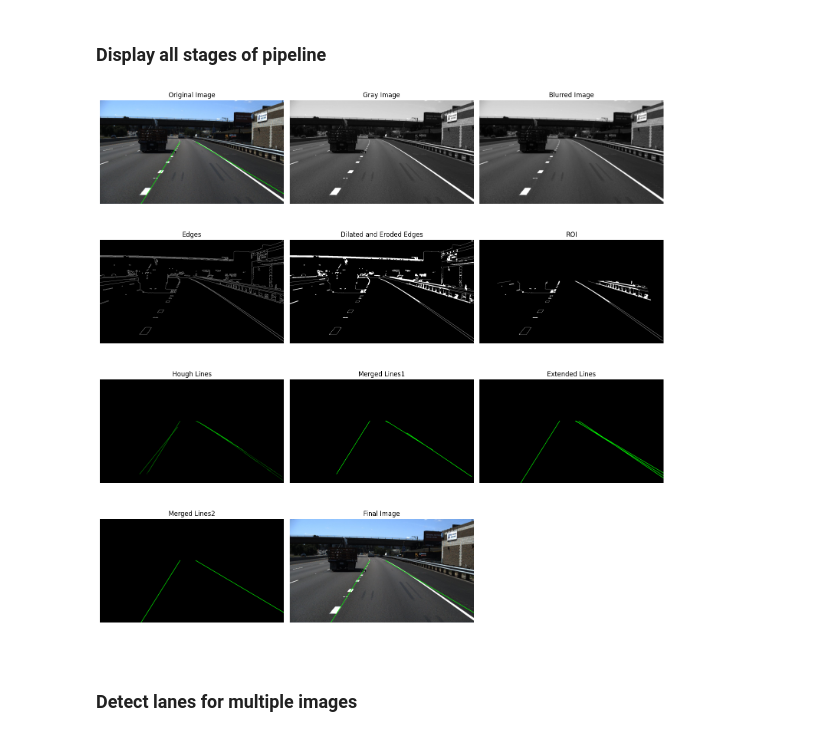
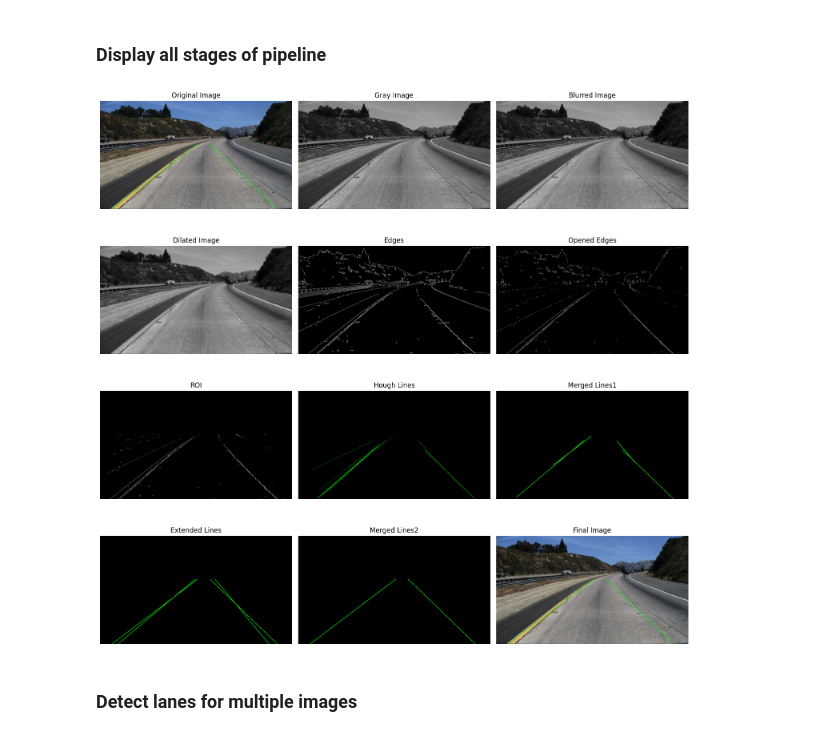
Before and after one commit to huzi0906/lane-detection-opencv, a Jupyter notebook: LaneDetection_OpenCV.ipynb, the cells around one changed output. Cells and saved outputs as stored; diff of their text form; code cells hidden in the pictures.

Commit message:
Remove noise by rearranging morphological operations

```diff
--- a/LaneDetection_OpenCV.ipynb
+++ b/LaneDetection_OpenCV.ipynb
@@ -134,6 +136,10 @@ def should_merge(line1, line2, distance_threshold, angle_threshold):
 
 
 def merge_lines(image, lines, distance_threshold, angle_threshold):
+
+    if lines is None or len(lines) == 0:
+        return np.zeros((image.shape[0], image.shape[1], 3), dtype=np.uint8), []
+
     lines = np.vstack(lines)
     lines = lines.reshape(
         -1, lines.shape[-1]
@@ -155,7 +161,6 @@ def merge_lines(image, lines, distance_threshold, angle_threshold):
                 else:
                     merged_lines = list(filter(lambda x: not np.array_equal(x, existing_line), merged_lines))
 
-                    #merged_lines.remove(existing_line)
         if line_to_add is not None:
             merged_lines.append(line_to_add)
 
@@ -175,6 +180,10 @@ def merge_lines(image, lines, distance_threshold, angle_threshold):
 ### Extend Detected Lines
 # %%
 def extend_lines(image, lines):
+
+    if lines is None or len(lines) == 0:
+        return np.zeros((image.shape[0], image.shape[1], 3), dtype=np.uint8), []
+
     lines = np.vstack(lines)
     lines = lines.reshape(-1, lines.shape[-1])
     extended_lines = []
@@ -192,9 +201,9 @@ def extend_lines(image, lines):
     # Draw the extended lines
     line_image = np.zeros((image.shape[0], image.shape[1], 3), dtype=np.uint8)
     for line in extended_lines:
-            x1, y1, x2, y2 = line
-            pts = np.array([[x1, y1], [x2, y2]], np.int32)
-            cv2.polylines(line_image, [pts], True, (0, 255, 0), thickness=2)
+        x1, y1, x2, y2 = line
+        pts = np.array([[x1, y1], [x2, y2]], np.int32)
+        cv2.polylines(line_image, [pts], True, (0, 255, 0), thickness=2)
 
     return line_image, extended_lines
 # %% [markdown]
@@ -224,13 +233,19 @@ def plot_images(images, titles, rows, cols):
 ### Piepline
 # %%
 def pipeline(image_path):
+
     image = load_image(image_path)
     gray_image = apply_gray_scale(image)
     blurred_image = apply_gaussian_blur(gray_image)
-    edges = apply_canny_edge_detection(blurred_image)
-    dilatedAndEroded = dilateAndErode(edges)
-    roi_image = region_of_interest(dilatedAndEroded)
+    dilated_image = morphological_dilate(blurred_image)
+
+    edges = apply_canny_edge_detection(dilated_image)
+    opened_edges = morphological_open(edges)
+
+    roi_image = region_of_interest(opened_edges)
+
     hough_image, houghLines = hough_lines(roi_image)
+
     merged_lines_image1, mergedLines1 = merge_lines(
         hough_image, houghLines, distance_threshold=150, angle_threshold=15
     )
@@ -238,9 +253,10 @@ def pipeline(image_path):
     merged_lines_image2, mergedLines2 = merge_lines(
         extended_lines_image, extendedLines, distance_threshold=150, angle_threshold=15
     )
+
     final_image = draw_lines_on_image(image, mergedLines2)
 
-    return image, gray_image, blurred_image, edges, dilatedAndEroded, roi_image, hough_image, merged_lines_image1, extended_lines_image, merged_lines_image2, final_image
+    return image, gray_image, blurred_image, dilated_image, edges, opened_edges, roi_image, hough_image, merged_lines_image1, extended_lines_image, merged_lines_image2, final_image
 # %% [markdown]
 ### Display all stages of pipeline
 # %%
@@ -252,8 +268,9 @@ def display_pipeline(image_path):
         "Original Image",
         "Gray Image",
         "Blurred Image",
+        "Dilated Image",
         "Edges",
-        "Dilated and Eroded Edges",
+        "Opened Edges",
         "ROI",
         "Hough Lines",
         "Merged Lines1",
@@ -264,9 +281,9 @@ def display_pipeline(image_path):
 
     plot_images(images, titles, 4, 3)
 # %%
-display_pipeline("Test Images/image10.jpg")
+display_pipeline("Test Images/image9.jpg")
 # %% [output]
-[figure, old version]
+[figure, new version]
 # %% [markdown]
 ### Detect lanes for multiple images
 # %%
```
Also changed, not shown: parts of 5 cells of this notebook.
